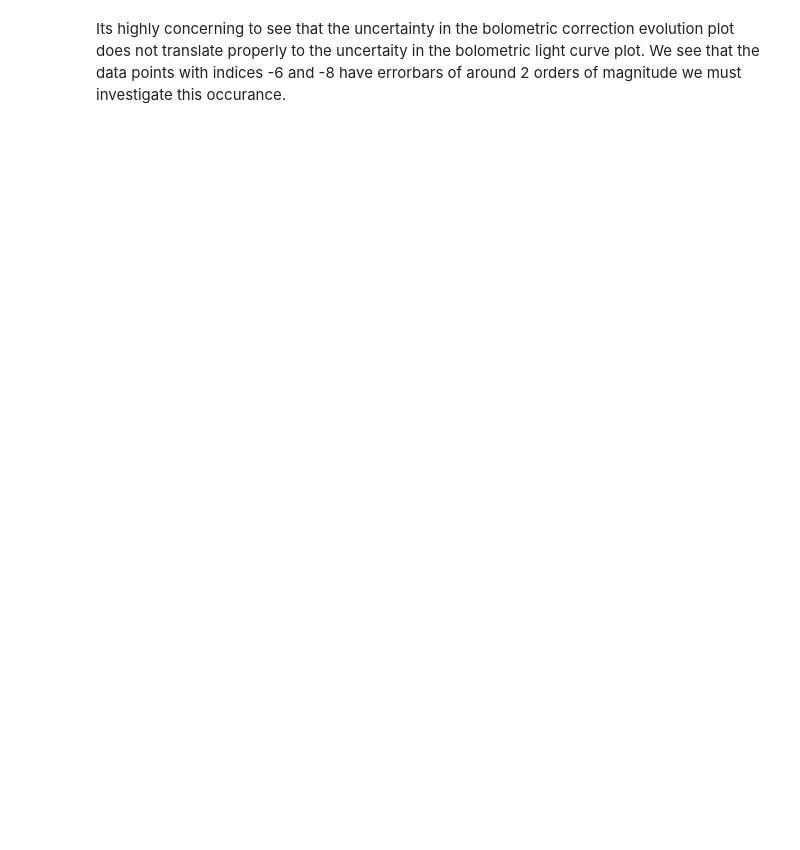
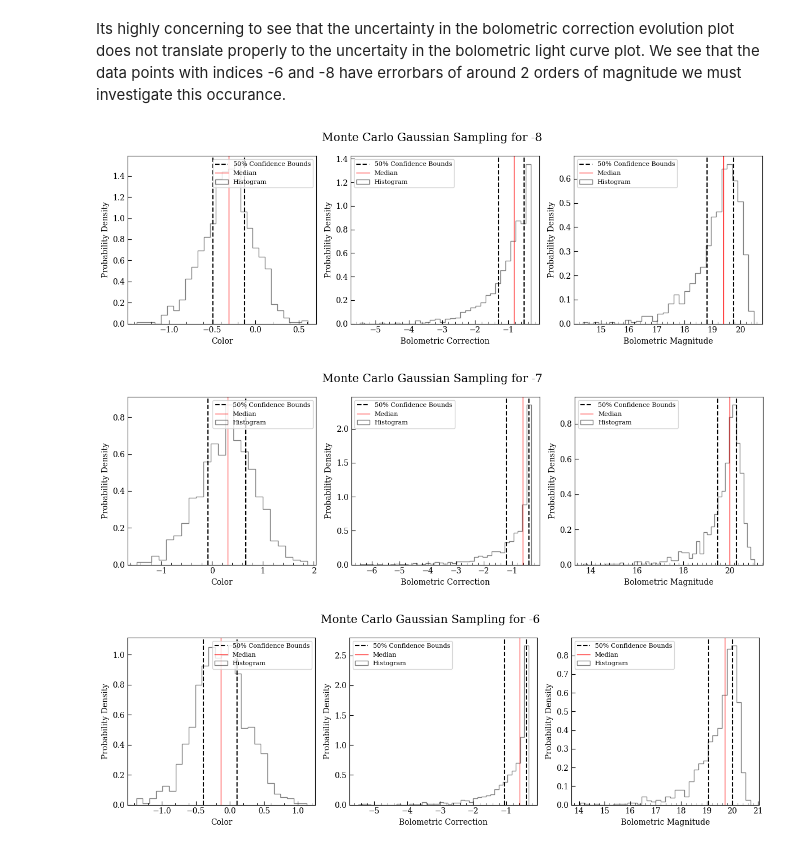
Before and after one commit to 159Patrick159/ZN-7090, a Jupyter notebook: Scripts/Generating Bolometric Light Curves.ipynb, the cells around one changed output. Cells and saved outputs as stored; diff of their text form; code cells hidden in the pictures; blank space fills up the shorter version.

```diff
--- a/Scripts/Generating Bolometric Light Curves.ipynb
+++ b/Scripts/Generating Bolometric Light Curves.ipynb
@@ -718,6 +747,10 @@ plt.show()
 # %% [markdown]
 Its highly concerning to see that the uncertainty in the bolometric correction evolution plot does not translate properly to the uncertaity in the bolometric light curve plot. We see that the data points with indices -6 and -8 have errorbars of around 2 orders of magnitude we must investigate this occurance.
 # %%
+# Set up correction
+c0, c1, c2  = Layman_df.loc[0]["C0"], Layman_df.loc[0]["C1"], Layman_df.loc[0]["C2"]
+BC = lambda x: c0 + c1*x + c2*x**2
+
 for i in range(-8,-5):
     fig = plt.figure(figsize=(12,4))
     fig.suptitle(f"Monte Carlo Gaussian Sampling for {i}", fontsize='x-large')
@@ -742,33 +775,40 @@ for i in range(-8,-5):
     mbol_med = (np.median(s_mbol))
     mbol_uq = np.percentile(s_mbol,75)
     mbol_lq = np.percentile(s_mbol,25)
 
     a1.hist(s_color, bins = 'fd',density=True, color = 'k', histtype = 'step', label = 'Histogram', alpha = 0.5)
     a1.axvline(x = color_lq, color = 'k', label = '50% Confidence Bounds', linestyle = '--')
     a1.axvline(x = color_uq, color = 'k', linestyle = '--')
     a1.axvline(x = color_med, color = 'r', label = 'Median', linestyle = '-',linewidth=0.9)
     a1.set_xlabel("Color")
     a1.set_ylabel("Probability Density")
     a1.legend(prop={'size':8})
+    a1.xaxis.set_minor_locator(MultipleLocator(0.2))
 
     a2.hist(s_BC,bins = 'fd',density=True, color = 'k', histtype = 'step', label = 'Histogram', alpha = 0.5)
     a2.axvline(x = BC_lq, color = 'k', label = '50% Confidence Bounds', linestyle = '--')
     a2.axvline(x = BC_uq, color = 'k', linestyle = '--')
     a2.axvline(x = BC_med, color = 'r', label = 'Median', linestyle = '-',linewidth=0.9)
     a2.set_xlabel("Bolometric Correction")
     a2.set_ylabel("Probability Density")
     a2.legend(prop={'size':8})
+    a2.xaxis.set_minor_locator(MultipleLocator(0.2))
 
     a3.hist(s_mbol,bins = 'fd',density=True, color = 'k', histtype = 'step', label = 'Histogram', alpha = 0.5)
     a3.axvline(x = mbol_lq, color = 'k', label = '50% Confidence Bounds', linestyle = '--')
     a3.axvline(x = mbol_uq, color = 'k', linestyle = '--')
     a3.axvline(x = mbol_med, color = 'r', label = 'Median', linestyle = '-',linewidth=0.9)
     a3.set_xlabel("Bolometric Magnitude")
     a3.set_ylabel("Probability Density")
     a3.legend(prop={'size':8})
+    a3.xaxis.set_minor_locator(MultipleLocator(0.2))
 
     plt.tight_layout()
     plt.show()
+# %% [output]
+[figure, added]
+[figure, added]
+[figure, added]
 # %%
 # Apply B-I correction
 mbol,mbol_Uerr,mbol_Lerr,color,color_err,\
```
Also changed, not shown: parts of 27 cells of this notebook.
